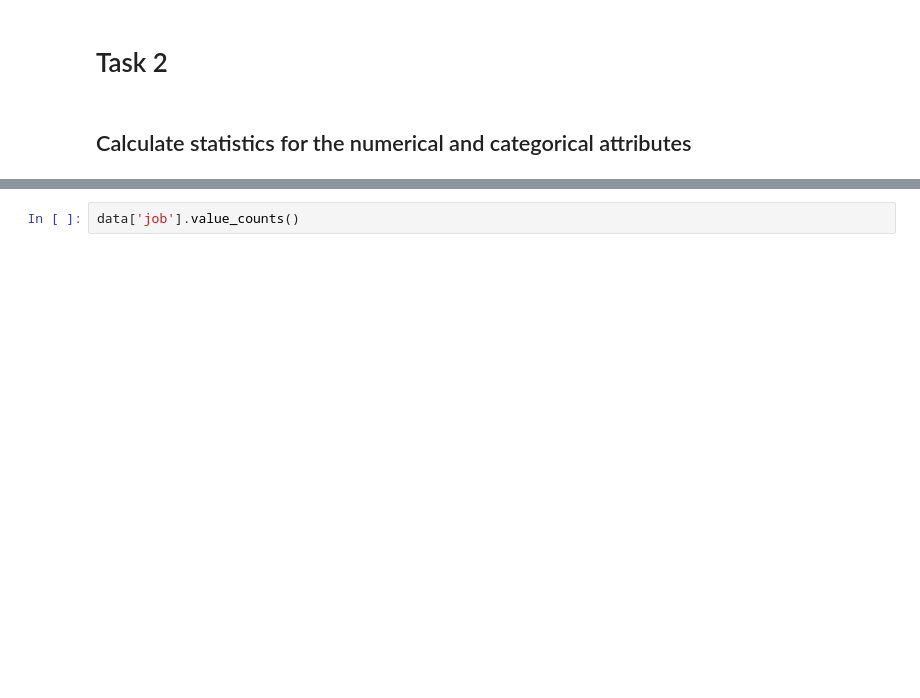
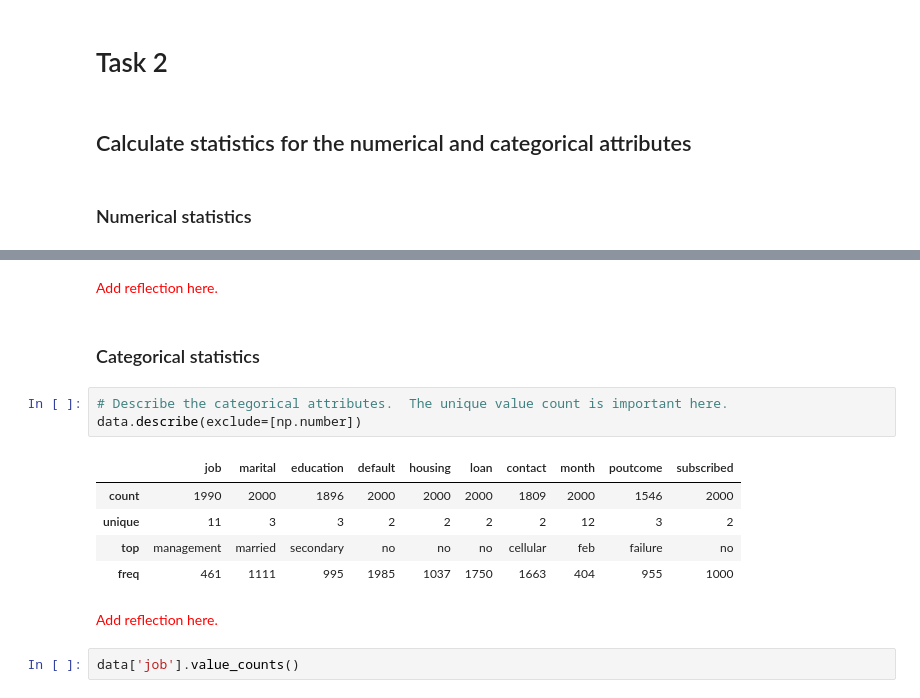
Before and after one commit to vipulpopat/MSCAI_Sem1_Etivity1, a Jupyter notebook: Etivity1.ipynb, the cells around one changed output, grey strips where cells are left out. Cells and saved outputs as stored; diff of their text form; blank space fills up the shorter version.

```diff
--- a/Etivity1.ipynb
+++ b/Etivity1.ipynb
@@ -149,6 +75,8 @@ For this reason I am selecting **subscribed** as my target.
 # Task 2
 # %% [markdown]
 ## Calculate statistics for the numerical and categorical attributes
+# %% [markdown]
+### Numerical statistics
 # %%
 # Print statistical summary for all numerical attributes
 data.describe()
@@ -162,6 +90,21 @@ data.describe()
 | 50% | 999.500000 | 38.000000 | 551.000000 | 0.224099 | 0.487082 | 12.000000 | 236.000000 | 1.000000 | 182.000000 | ... |
 | 75% | 1499.250000 | 50.000000 | 1644.500000 | 0.806315 | 1.211896 | 23.000000 | 379.000000 | 2.000000 | 251.000000 | ... |
 | max | 1999.000000 | 93.000000 | 81204.000000 | 2.961979 | 4.046914 | 31.000000 | 1823.000000 | 11.000000 | 854.000000 | ... |
+# %% [markdown]
+<span style="color:red">Add reflection here.</span>
+# %% [markdown]
+### Categorical statistics
+# %%
+# Describe the categorical attributes.  The unique value count is important here.
+data.describe(exclude=[np.number])
+# %% [output]
+|  | job | marital | education | default | housing | loan | contact | month | poutcome | subscribed |
+| count | 1990 | 2000 | 1896 | 2000 | 2000 | 2000 | 1809 | 2000 | 1546 | 2000 |
+| unique | 11 | 3 | 3 | 2 | 2 | 2 | 2 | 12 | 3 | 2 |
+| top | management | married | secondary | no | no | no | cellular | feb | failure | no |
+| freq | 461 | 1111 | 995 | 1985 | 1037 | 1750 | 1663 | 404 | 955 | 1000 |
+# %% [markdown]
+<span style="color:red">Add reflection here.</span>
 # %%
 data['job'].value_counts()
 # %% [output]
```
Also changed, not shown: parts of 59 cells of this notebook.
